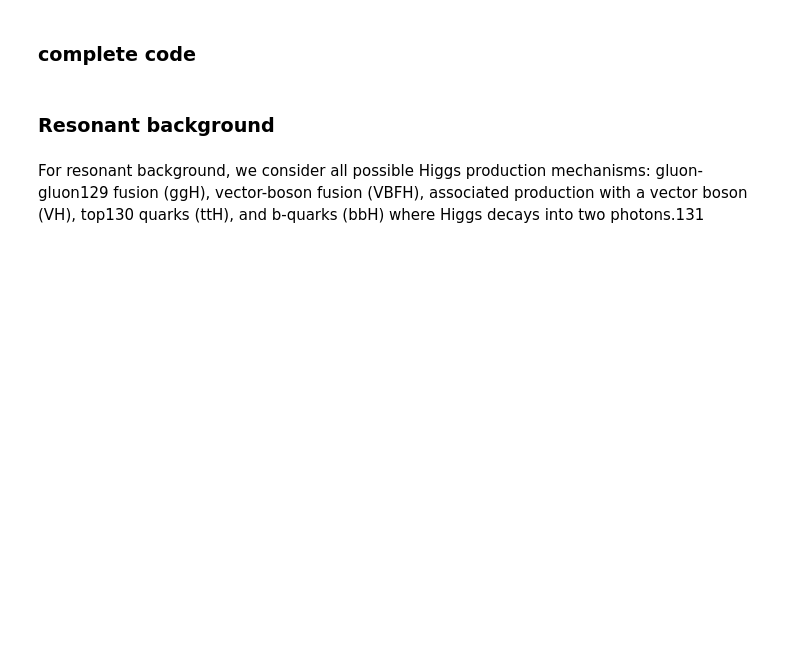
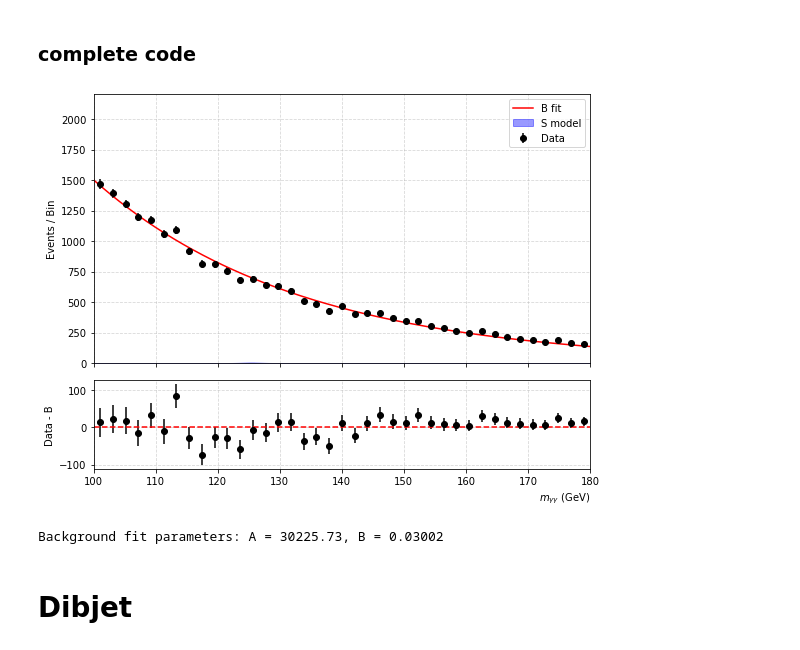
Before and after one commit to tiwariPC/hhbbgg_AwkwardAnalyzer, a Jupyter notebook: stats_study/notebook_signal_fitting/background_fit_non-resonant.ipynb, the cells around one changed output. Cells and saved outputs as stored; diff of their text form; code cells hidden in the pictures; blank space fills up the shorter version.

Commit message:
updated fitting notebook

```diff
--- a/stats_study/notebook_signal_fitting/background_fit_non-resonant.ipynb
+++ b/stats_study/notebook_signal_fitting/background_fit_non-resonant.ipynb
@@ -9,7 +9,7 @@ from vector import Array as awk
 import numpy as np
 
 # Path to the ROOT file and tr/ee
-file_path_signal = "../../../output_root/v2_production/backgrounds/GJetPt20to40.root"
+file_path_signal = "../../../output_root/v2_production/backgrounds/GJetPt40.root"
 tree_name = "DiphotonTree/data_125_13TeV_NOTAG/"
 
 
@@ -699,9 +699,3 @@ try:
 
 except Exception as e:
     print(f"An error occurred during the fitting: {e}")
-# %% [markdown]
-### Resonant background
-# %% [markdown]
-For resonant background, we consider all possible Higgs production mechanisms: gluon-gluon129
-fusion (ggH), vector-boson fusion (VBFH), associated production with a vector boson (VH), top130
-quarks (ttH), and b-quarks (bbH) where Higgs decays into two photons.131
@@ -707,0 +704,68 @@ quarks (ttH), and b-quarks (bbH) where Higgs decays into two photons.131
+# %%
+import numpy as np
+import matplotlib.pyplot as plt
+from scipy.optimize import curve_fit
+
+# Use integer counts for Poisson stats (density=False)
+bins = np.linspace(100, 180, 40)
+hist, bin_edges = np.histogram(diphoton_mass_np, bins=bins, density=False)
+bin_centers = (bin_edges[:-1] + bin_edges[1:]) / 2
+
+# Define background model: exponential
+def exp_bkg(x, A, B):
+    return A * np.exp(-B * x)
+
+# Dummy signal model: narrow Gaussian at 125.38 GeV
+def signal_model(x, amp=5, mu=125.38, sigma=1.5):
+    return amp * np.exp(-0.5 * ((x - mu) / sigma) ** 2)
+
+# Combined model (optional for fitting later)
+def total_model(x, A, B, amp, mu, sigma):
+    return exp_bkg(x, A, B) + signal_model(x, amp, mu, sigma)
+
+# Fit background only (ignore signal)
+params_bkg, _ = curve_fit(exp_bkg, bin_centers, hist, p0=[100, 0.01])
+
+# Evaluate models
+x_fit = np.linspace(100, 180, 1000)
+y_bkg = exp_bkg(x_fit, *params_bkg)
+y_sig = signal_model(x_fit)
+
+# Evaluate bkg at bin centers (for residuals)
+bkg_at_bins = exp_bkg(bin_centers, *params_bkg)
+
+# --- Plot ---
+fig, (ax1, ax2) = plt.subplots(2, 1, sharex=True, figsize=(8, 6),
+                               gridspec_kw={"height_ratios": [3, 1]})
+
+# Top plot: data and fit
+ax1.errorbar(bin_centers, hist, yerr=np.sqrt(hist), fmt='o', color='black', label="Data")
+ax1.plot(x_fit, y_bkg, color='red', label='B fit')
+ax1.fill_between(x_fit, y_sig, color='blue', alpha=0.4, label='S model')
+
+ax1.set_xlim(100, 180)
+ax1.set_ylabel("Events / Bin")
+ax1.set_ylim(0, max(hist) * 1.5)
+ax1.legend()
+ax1.grid(True, linestyle='--', alpha=0.5)
+
+# Bottom plot: residuals (data - bkg)
+residuals = hist - bkg_at_bins
+ax2.errorbar(bin_centers, residuals, yerr=np.sqrt(hist), fmt='o', color='black')
+ax2.axhline(0, color='red', linestyle='--')
+ax2.set_ylabel("Data - B")
+ax2.set_xlabel(r"$m_{\gamma\gamma}$ (GeV)", loc= 'right')
+ax2.grid(True, linestyle='--', alpha=0.5)
+
+plt.tight_layout()
+plt.savefig("/afs/cern.ch/user/s/sraj/sraj/www/CUA/HH-bbgg/stat_study/background_diphoton/fitting_GJet40.pdf")
+plt.savefig("/afs/cern.ch/user/s/sraj/sraj/www/CUA/HH-bbgg/stat_study/background_diphoton/fitting_GJet40.png")
+plt.show()
+
+# Print fit params
+print(f"Background fit parameters: A = {params_bkg[0]:.2f}, B = {params_bkg[1]:.5f}")
+# %% [output]
+[figure, added]
+Background fit parameters: A = 30225.73, B = 0.03002
+# %% [markdown]
+# Dibjet
```
Also changed, not shown: parts of 2 cells of this notebook, 5 other files.
